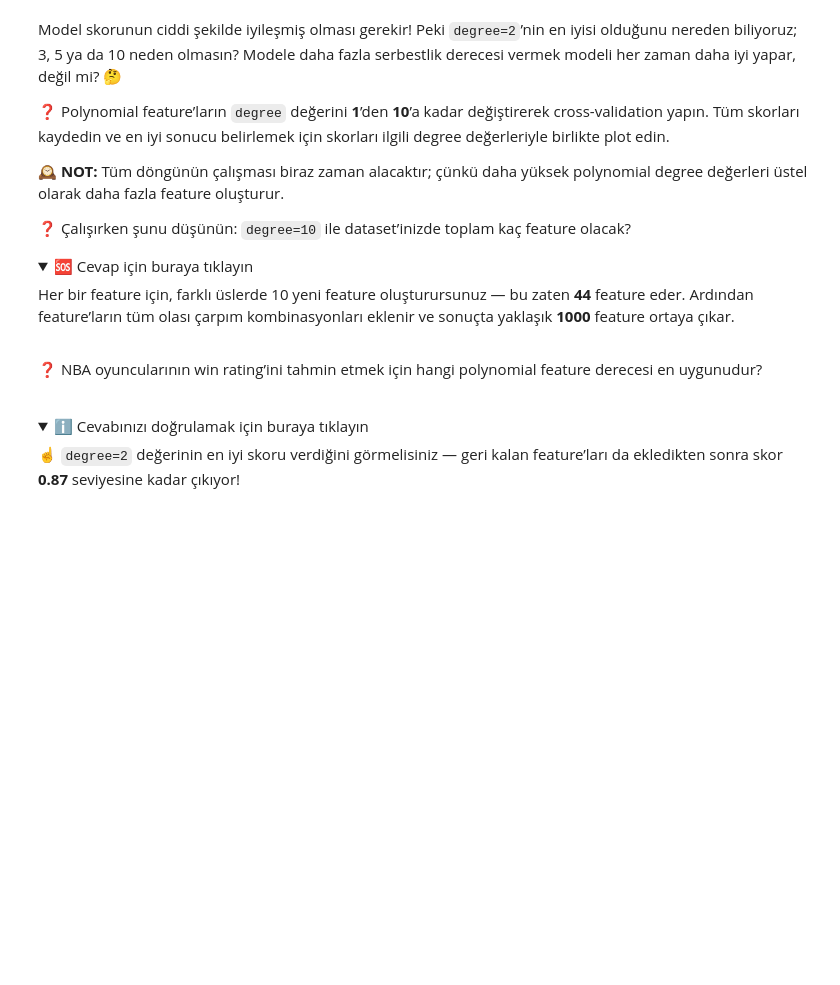
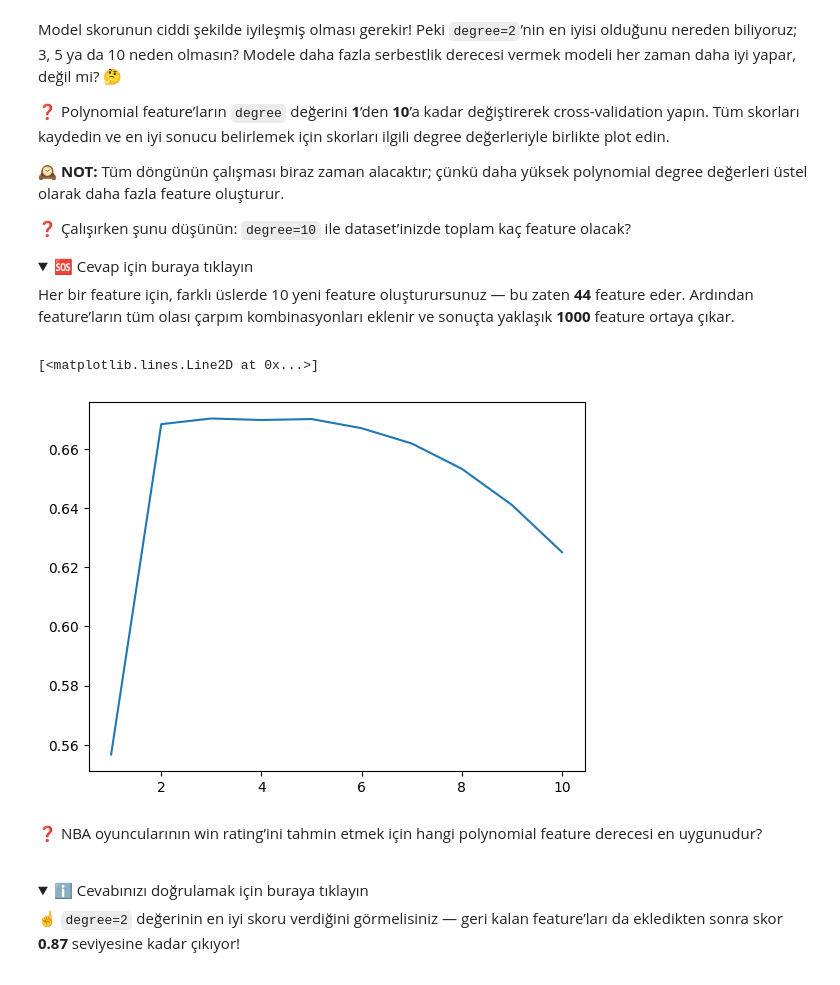
Before and after one commit to elifcal/workintech-projects, a Jupyter notebook: W03_09-data-learning-curves/Learning_Curves.ipynb, the cells around one changed output. Cells and saved outputs as stored; diff of their text form; code cells hidden in the pictures; folded sections open; blank space fills up the shorter version.

Commit message:
This project is complete. Implemented learning curves, polynomial features, cross-validation and MSE comparison for NBA player performance prediction.

```diff
--- a/W03_09-data-learning-curves/Learning_Curves.ipynb
+++ b/W03_09-data-learning-curves/Learning_Curves.ipynb
@@ -298,0 +297,9 @@ plt.plot(X_sorted['mp'], predictions, linewidth=3, color='r')
+# %%
+from sklearn.preprocessing import PolynomialFeatures
+from sklearn.pipeline import make_pipeline
+from sklearn.model_selection import cross_val_score
+
+model_2 = make_pipeline(PolynomialFeatures(degree=2), LinearRegression())
+
+score = cross_val_score(model_2, X, y, cv=5).mean()
+print(f"score: {score}")
@@ -318,3 +325,13 @@ Her bir feature için, farklı üslerde 10 yeni feature oluşturursunuz — bu z
+# %%
+score = []
+for i in range(1,11):
+    model_2 = make_pipeline(PolynomialFeatures(degree=i), LinearRegression())
+    score.append(cross_val_score(model_2, X, y, cv=5).mean())
+
+plt.plot(range(1, 11), score)
+# %% [output]
+[<matplotlib.lines.Line2D at 0x...>]
+[figure, added]
 # %% [markdown]
 ❓ NBA oyuncularının win rating’ini tahmin etmek için hangi polynomial feature derecesi en uygunudur?
 
```
Also changed, not shown: parts of 9 cells of this notebook.
